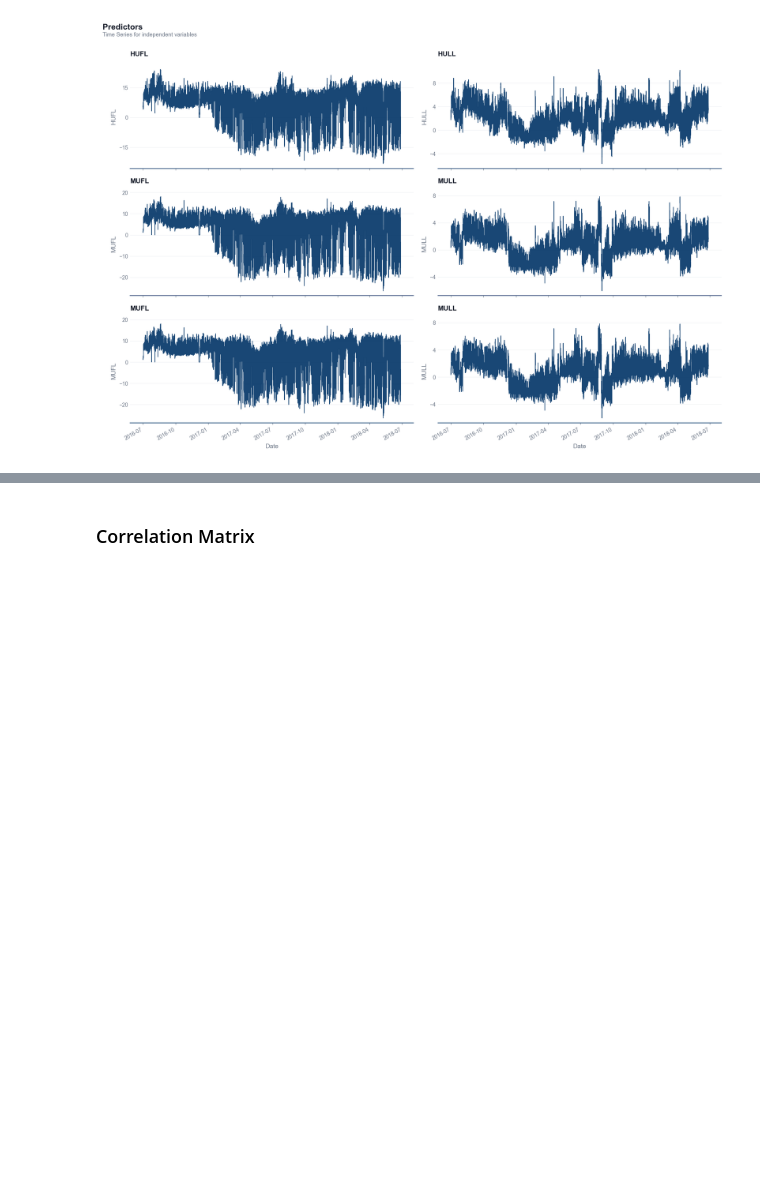
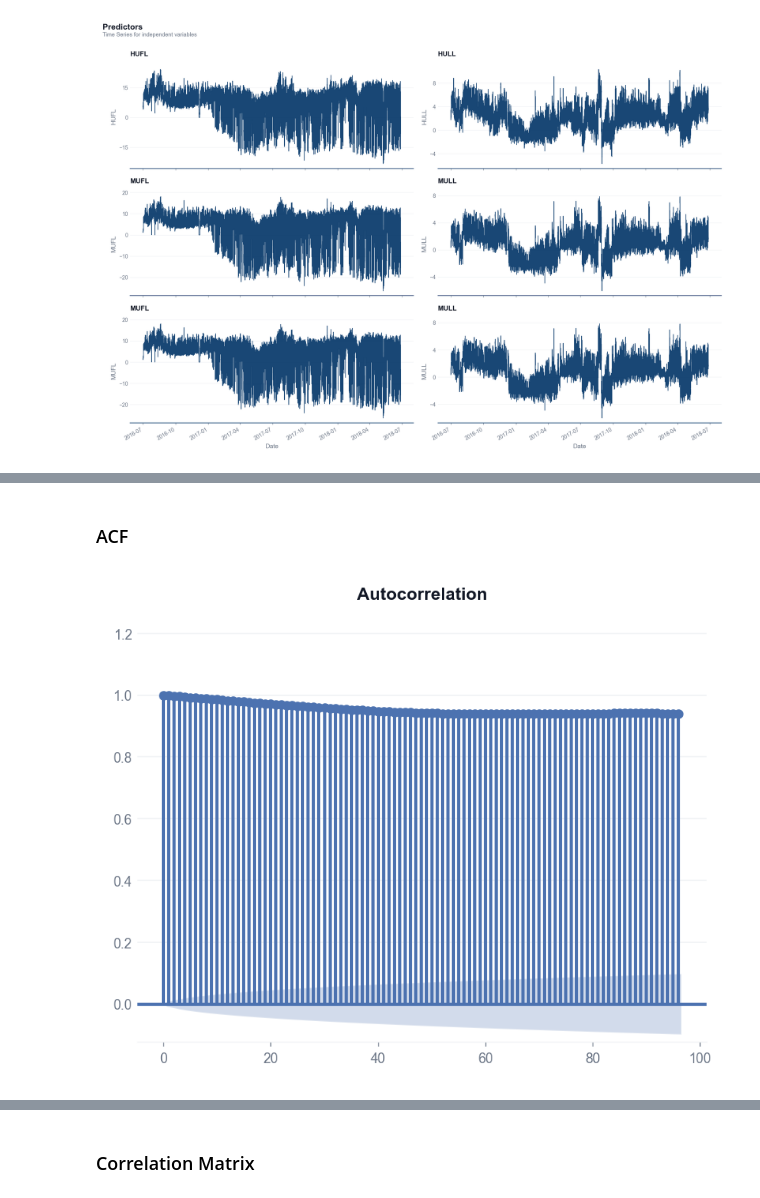
Before and after one commit to stuart-n-wilson/dissertation, a Jupyter notebook: notebooks/01_eda.ipynb, the cells around one changed output, grey strips where cells are left out. Saved outputs shown, nothing was run; the diff lists cells and outputs as text; code cells hidden in the pictures; blank space fills up the shorter version.

Commit message:
More EDA plots, ACF and PACF.

```diff
--- a/notebooks/01_eda.ipynb
+++ b/notebooks/01_eda.ipynb
@@ -25,7 +25,7 @@ INK     = "#121826"
 LIGHT   = "#F0F2F5"
 # %%
 # Set date as index.
-df = pd.read_csv("C:\\Users\\stuwi\\OneDrive\\Dissertation\\Data\\ETTm1.csv", parse_dates=["date"], index_col="date")
+df = pd.read_csv(PROJECT_ROOT / "data" / "ETTm1.csv", parse_dates=["date"], index_col="date")
 # %% [markdown]
 ---
 # %% [markdown]
@@ -114,0 +138,9 @@ fig.savefig("../figures/eda/target-time-series.png")
+# %% [markdown]
+### ACF
+# %%
+from statsmodels.graphics.tsaplots import plot_acf
+
+# 96 lags = 1 day
+acf_plot = plot_acf(df.OT, lags=96, auto_ylims=True)
+# %% [output]
+[figure, added]
```
Also changed, not shown: parts of 7 cells of this notebook, 3 other files.
